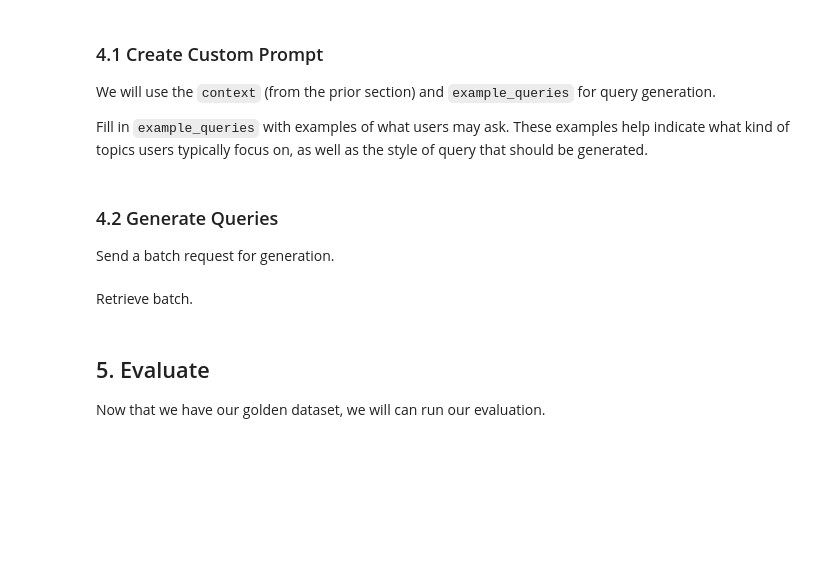
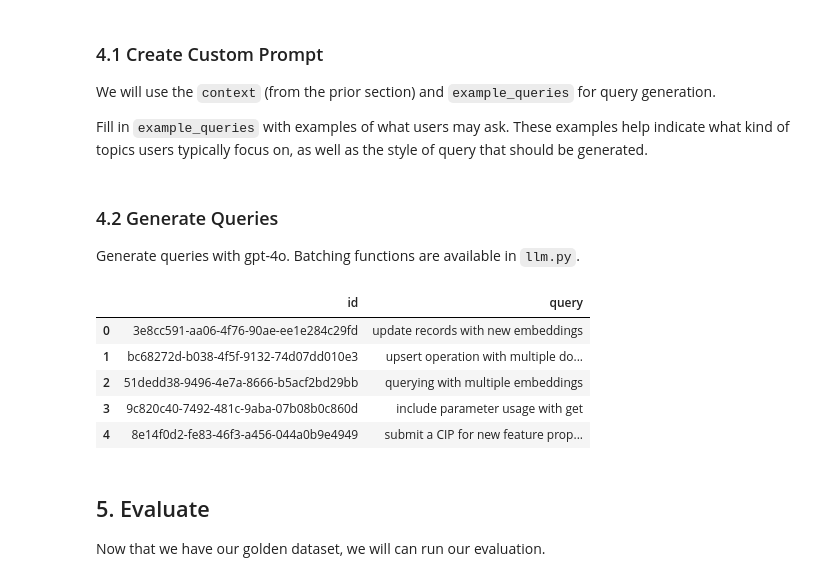
Before and after one commit to tsaruggan/corner-generative-benchmarking-demo, a Jupyter notebook: generative-benchmarking/generate_benchmark.ipynb, the cells around one changed output. Cells and saved outputs as stored; diff of their text form; code cells hidden in the pictures; blank space fills up the shorter version.

Commit message:
updated with non-batching functions, formatting

```diff
--- a/generative-benchmarking/generate_benchmark.ipynb
+++ b/generative-benchmarking/generate_benchmark.ipynb
@@ -128,8 +169,6 @@ We use the following criteria:
 You can modify the criteria as you see fit.
 # %% [markdown]
 Fill in `context` according to your use case.
-# %%
-context = "FILL IN WITH CONTEXT RELEVANT TO YOUR USE CASE"
 # %%
 relevance = f"The document is relevant to the following context: {context}"
 completeness = "The document is complete, meaning that it contains useful information to answer queries and does not only serve as an introduction to the main content that users may be looking for."
@@ -158,6 +197,7 @@ We create a batch request for our LLM calls (this is cheaper and typically faste
 # %%
-filtered_documents_batch_id = create_document_filter_batch(
-    client=anthropic_client,
+filtered_document_ids = filter_documents(
+    client=openai_client,
+    model="gpt-4o-mini",
     documents=corpus_documents,
     ids=corpus_ids,
     criteria=criteria,
@@ -170,16 +206,7 @@ Retrieve the batch once it is finished.
 # %%
-filtered_documents_batch = retrieve_document_filter_batch_df(
-    client=anthropic_client,
-    batch_id=filtered_documents_batch_id
-)
+passed_documents = [corpus[id]['document'] for id in filtered_document_ids]
 
-passed_document_ids = get_filtered_ids(
-    filtered_documents_batch_df=filtered_documents_batch
-)
-
-passed_documents = [corpus[id]['document'] for id in passed_document_ids]
-
-failed_document_ids = [id for id in corpus_ids if id not in passed_document_ids]
+failed_document_ids = [id for id in corpus_ids if id not in filtered_document_ids]
 # %% [markdown]
 ### 3.4 View Results
 # %%
@@ -202,20 +247,25 @@ Using our filtered documents, we can genereate a golden dataset of queries.
 We will use the `context` (from the prior section) and `example_queries` for query generation.
 
 Fill in `example_queries` with examples of what users may ask. These examples help indicate what kind of topics users typically focus on, as well as the style of query that should be generated.
-# %%
-example_queries = "FILL IN WITH EXAMPLE QUERIES"
-# %% [markdown]
-### 4.2 Generate Queries
-
-Send a batch request for generation.
+# %% [markdown]
+### 4.2 Generate Queries
+
+Generate queries with gpt-4o. Batching functions are available in `llm.py`.
 # %%
-golden_dataset_batch_id = create_golden_dataset_batch(
-    client=anthropic_client,
-    model="claude-3-5-sonnet-20241022",
+golden_dataset = create_golden_dataset(
+    client=openai_client,
+    model="gpt-4o",
     documents=passed_documents,
-    ids=passed_document_ids,
+    ids=filtered_document_ids,
     context=context,
     example_queries=example_queries
 )
+
+golden_dataset.head()
+# %% [output]
+|  | id | query |
+| 0 | 3e8cc591-aa06-4f76-90ae-ee1e284c29fd | update records with new embeddings |
+| 1 | bc68272d-b038-4f5f-9132-74d07dd010e3 | upsert operation with multiple do... |
+| 2 | 51dedd38-9496-4e7a-8666-b5acf2bd29bb | querying with multiple embeddings |
+| 3 | 9c820c40-7492-481c-9aba-07b08b0c860d | include parameter usage with get |
+| 4 | 8e14f0d2-fe83-46f3-a456-044a0b9e4949 | submit a CIP for new feature prop... |
-# %% [markdown]
-Retrieve batch.
```
Also changed, not shown: parts of 21 cells of this notebook, 4 other files.
